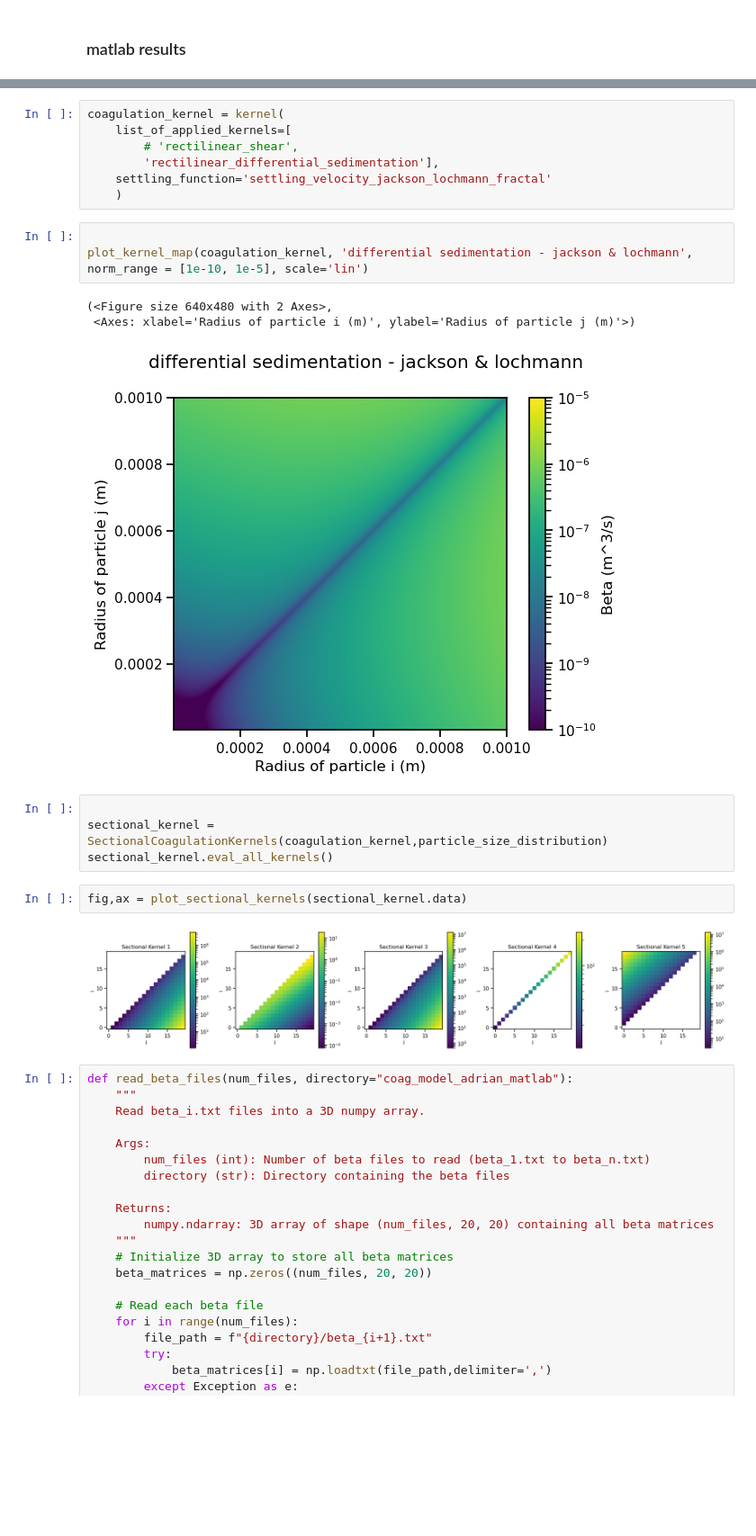
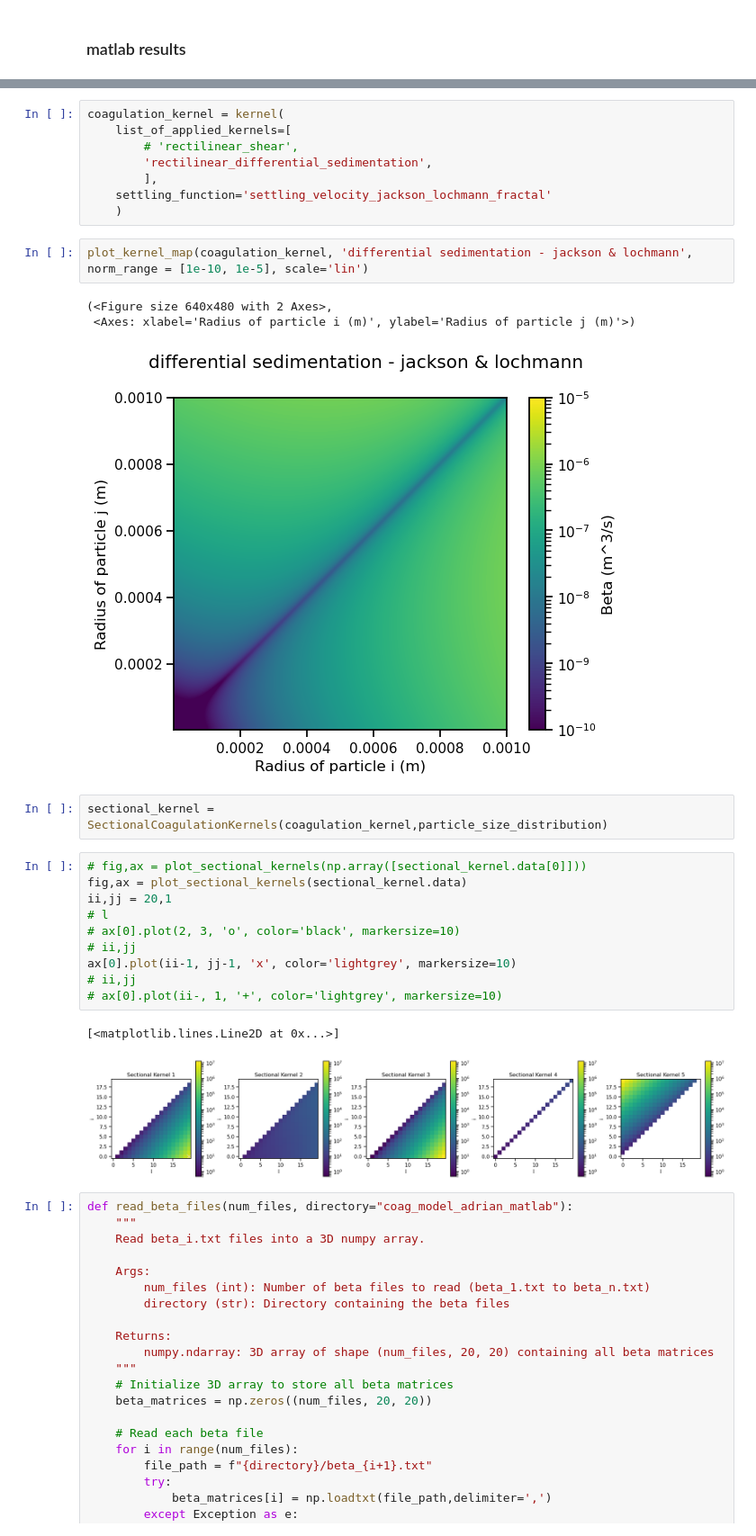
Before and after one commit to 465b/particle_aggregation_model, a Jupyter notebook: running_and_visualizing_experiments.ipynb, the cells around one changed output, grey strips where cells are left out. Shown at 90% size. Saved outputs shown, nothing was run; the diff lists cells and outputs as text; blank space fills up the shorter version.

```diff
--- a/running_and_visualizing_experiments.ipynb
+++ b/running_and_visualizing_experiments.ipynb
@@ -41,24 +44,31 @@ plot_particlesize_classes(particle_size_distribution.radius_boundary_spheres)
 coagulation_kernel = kernel(
     list_of_applied_kernels=[
         # 'rectilinear_shear',
-        'rectilinear_differential_sedimentation'],
+        'rectilinear_differential_sedimentation',
+        ],
     settling_function='settling_velocity_jackson_lochmann_fractal'
     )
 # %%
-
 plot_kernel_map(coagulation_kernel, 'differential sedimentation - jackson & lochmann', norm_range = [1e-10, 1e-5], scale='lin')
 # %% [output]
 (<Figure size 640x480 with 2 Axes>,
  <Axes: xlabel='Radius of particle i (m)', ylabel='Radius of particle j (m)'>)
 [figure]
 # %%
-
 sectional_kernel = SectionalCoagulationKernels(coagulation_kernel,particle_size_distribution)
-sectional_kernel.eval_all_kernels()
-# %%
-fig,ax = plot_sectional_kernels(sectional_kernel.data)
-# %% [output]
-[figure, removed]
+# %%
+# fig,ax = plot_sectional_kernels(np.array([sectional_kernel.data[0]]))
+fig,ax = plot_sectional_kernels(sectional_kernel.data)
+ii,jj = 20,1
+# l
+# ax[0].plot(2, 3, 'o', color='black', markersize=10)
+# ii,jj
+ax[0].plot(ii-1, jj-1, 'x', color='lightgrey', markersize=10)
+# ii,jj
+# ax[0].plot(ii-, 1, '+', color='lightgrey', markersize=10)
+# %% [output]
+[<matplotlib.lines.Line2D at 0x...>]
+[figure, added]
 # %%
 def read_beta_files(num_files, directory="coag_model_adrian_matlab"):
     """
```
Also changed, not shown: parts of 15 cells of this notebook, 8 other files.
